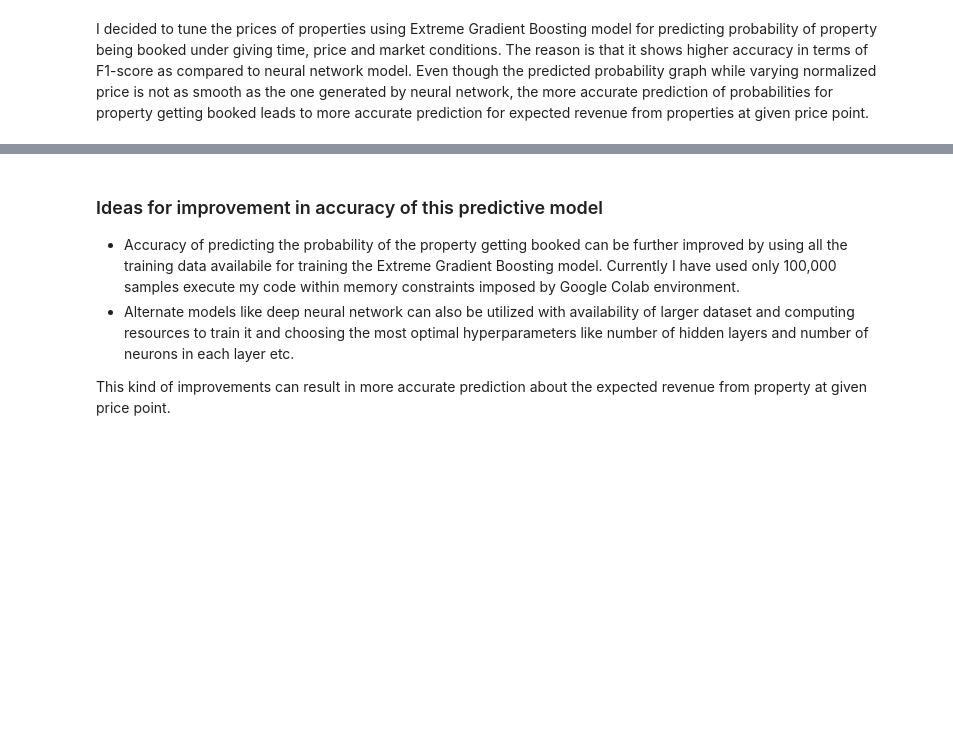
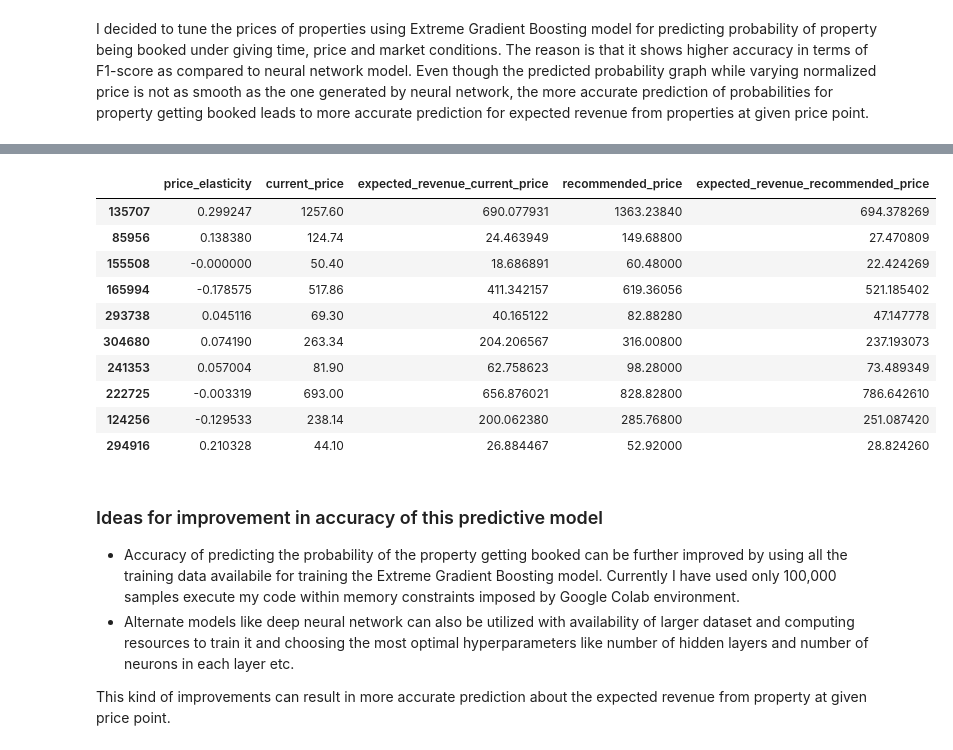
Before and after one commit to patelatharva/Analysis_of_Airbnb_property_listings_dataset, a Jupyter notebook: colab_tuning_booking_price_to_maximize_expected_revenue.ipynb, the cells around one changed output, grey strips where cells are left out. Drawn from its saved outputs; the diff is of its cells as text; code cells hidden in the pictures; blank space fills up the shorter version.

```diff
--- a/colab_tuning_booking_price_to_maximize_expected_revenue.ipynb
+++ b/colab_tuning_booking_price_to_maximize_expected_revenue.ipynb
@@ -1516,0 +1696,19 @@ print("the percentage of change in expected revenue is: " + str(np.round(percent
+# %%
+X_test.sample(10, random_state=42).apply(extract_price_elasticity_info, axis=1)[["price_elasticity",
+                                                                                 "current_price",
+                                                                                 "expected_revenue_current_price",
+                                                                                 "recommended_price",
+                                                                                "expected_revenue_recommended_price"
+                                                                                ]].head(10)
+# %% [output]
+|  | price_elasticity | current_price | expected_revenue_current_price | recommended_price | expected_revenue_recommended_price |
+| 135707 | 0.299247 | 1257.60 | 690.077931 | 1363.23840 | 694.378269 |
+| 85956 | 0.138380 | 124.74 | 24.463949 | 149.68800 | 27.470809 |
+| 155508 | -0.000000 | 50.40 | 18.686891 | 60.48000 | 22.424269 |
+| 165994 | -0.178575 | 517.86 | 411.342157 | 619.36056 | 521.185402 |
+| 293738 | 0.045116 | 69.30 | 40.165122 | 82.88280 | 47.147778 |
+| 304680 | 0.074190 | 263.34 | 204.206567 | 316.00800 | 237.193073 |
+| 241353 | 0.057004 | 81.90 | 62.758623 | 98.28000 | 73.489349 |
+| 222725 | -0.003319 | 693.00 | 656.876021 | 828.82800 | 786.642610 |
+| 124256 | -0.129533 | 238.14 | 200.062380 | 285.76800 | 251.087420 |
+| 294916 | 0.210328 | 44.10 | 26.884467 | 52.92000 | 28.824260 |
```
Also changed, not shown: parts of 35 cells of this notebook.
